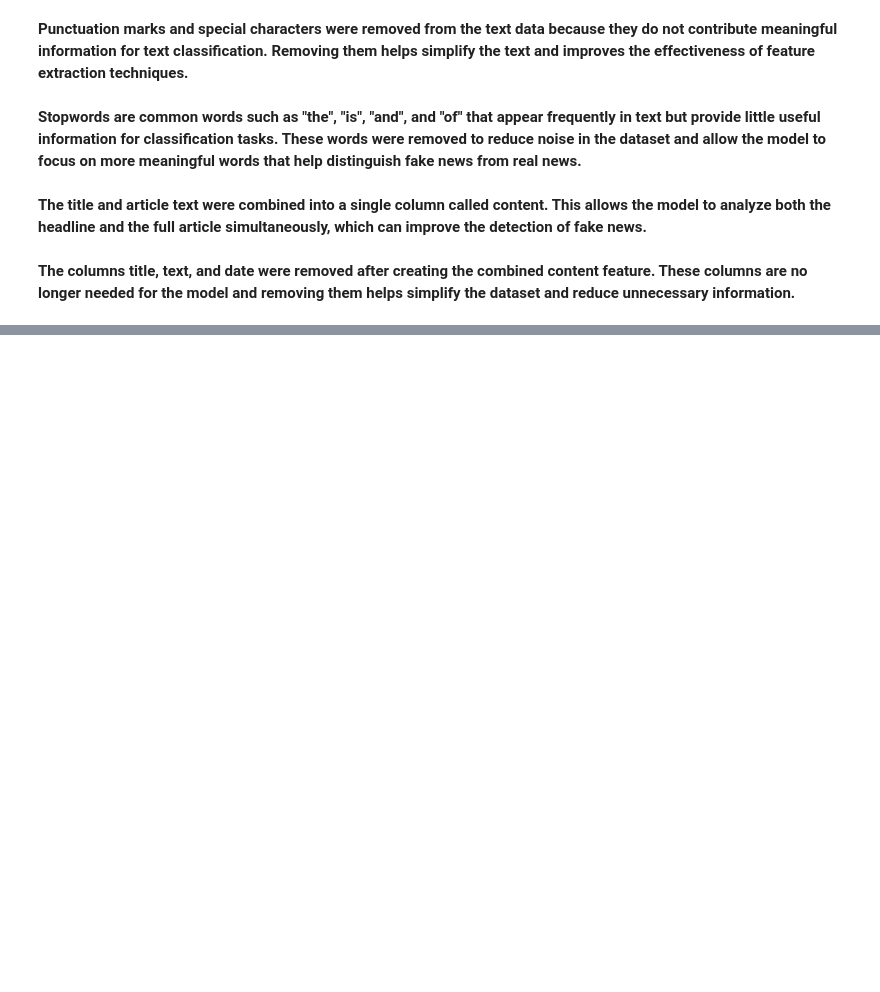
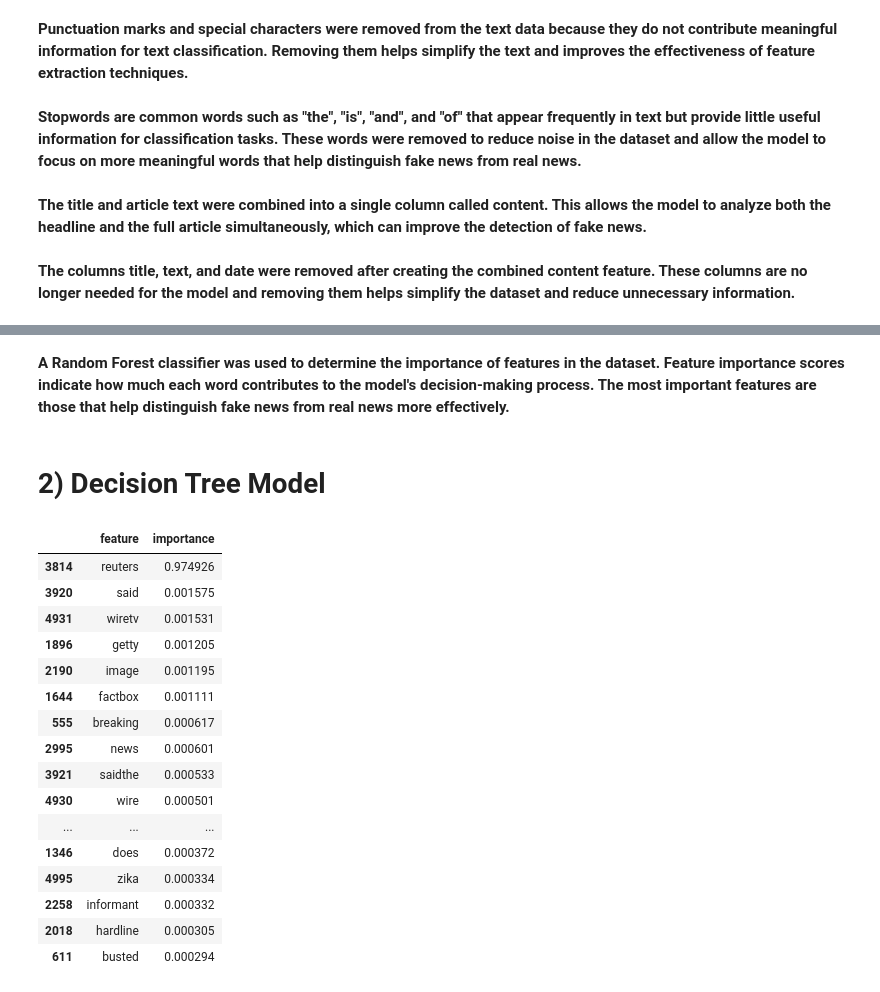
Before and after one commit to Azeem-1004/FakeNews-ML-Project, a Jupyter notebook: true-and-fake-news-dataset.ipynb, the cells around one changed output, grey strips where cells are left out. Cells and saved outputs as stored; diff of their text form; code cells hidden in the pictures; blank space fills up the shorter version.

```diff
--- a/true-and-fake-news-dataset.ipynb
+++ b/true-and-fake-news-dataset.ipynb
@@ -222,0 +302,44 @@ df.to_csv("processed_fake_news_dataset.csv", index=False)
+# %% [markdown]
+**A Random Forest classifier was used to determine the importance of features in the dataset. Feature importance scores indicate how much each word contributes to the model's decision-making process. The most important features are those that help distinguish fake news from real news more effectively.**
+# %% [markdown]
+# **2) Decision Tree Model**
+# %%
+# This code uses a Decision Tree model to find important features
+
+from sklearn.tree import DecisionTreeClassifier
+
+# Train model
+dt = DecisionTreeClassifier(random_state=42)
+dt.fit(X_train, y_train)
+
+# Get importance
+dt_importances = dt.feature_importances_
+
+# Create dataframe
+dt_importance_df = pd.DataFrame({
+    "feature": feature_names,
+    "importance": dt_importances
+})
+
+# Sort and show top 20
+dt_importance_df = dt_importance_df.sort_values(by="importance", ascending=False)
+
+dt_importance_df.head(20)
+# %% [output]
+|  | feature | importance |
+| 3814 | reuters | 0.974926 |
+| 3920 | said | 0.001575 |
+| 4931 | wiretv | 0.001531 |
+| 1896 | getty | 0.001205 |
+| 2190 | image | 0.001195 |
+| 1644 | factbox | 0.001111 |
+| 555 | breaking | 0.000617 |
+| 2995 | news | 0.000601 |
+| 3921 | saidthe | 0.000533 |
+| 4930 | wire | 0.000501 |
+| ... | ... | ... |
+| 1346 | does | 0.000372 |
+| 4995 | zika | 0.000334 |
+| 2258 | informant | 0.000332 |
+| 2018 | hardline | 0.000305 |
+| 611 | busted | 0.000294 |
```
Also changed, not shown: parts of 42 cells of this notebook.
